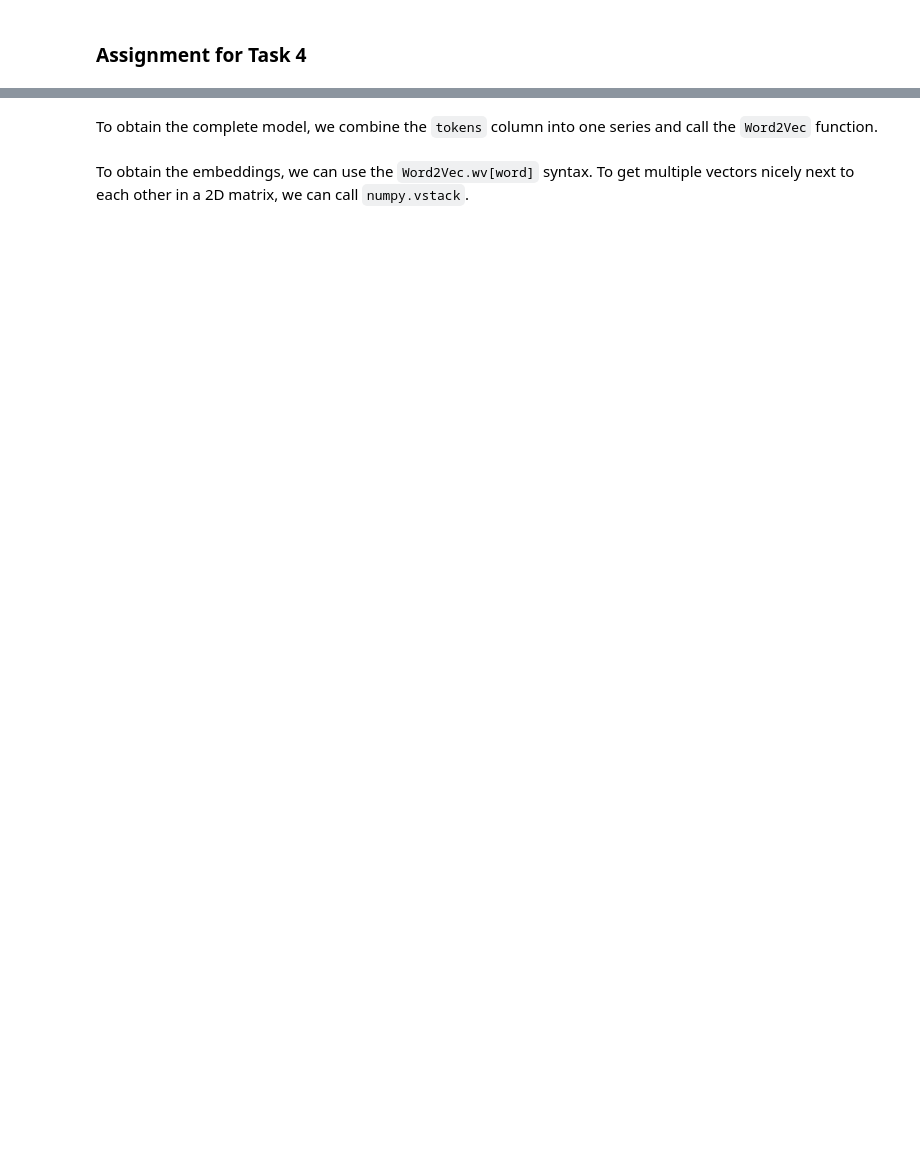
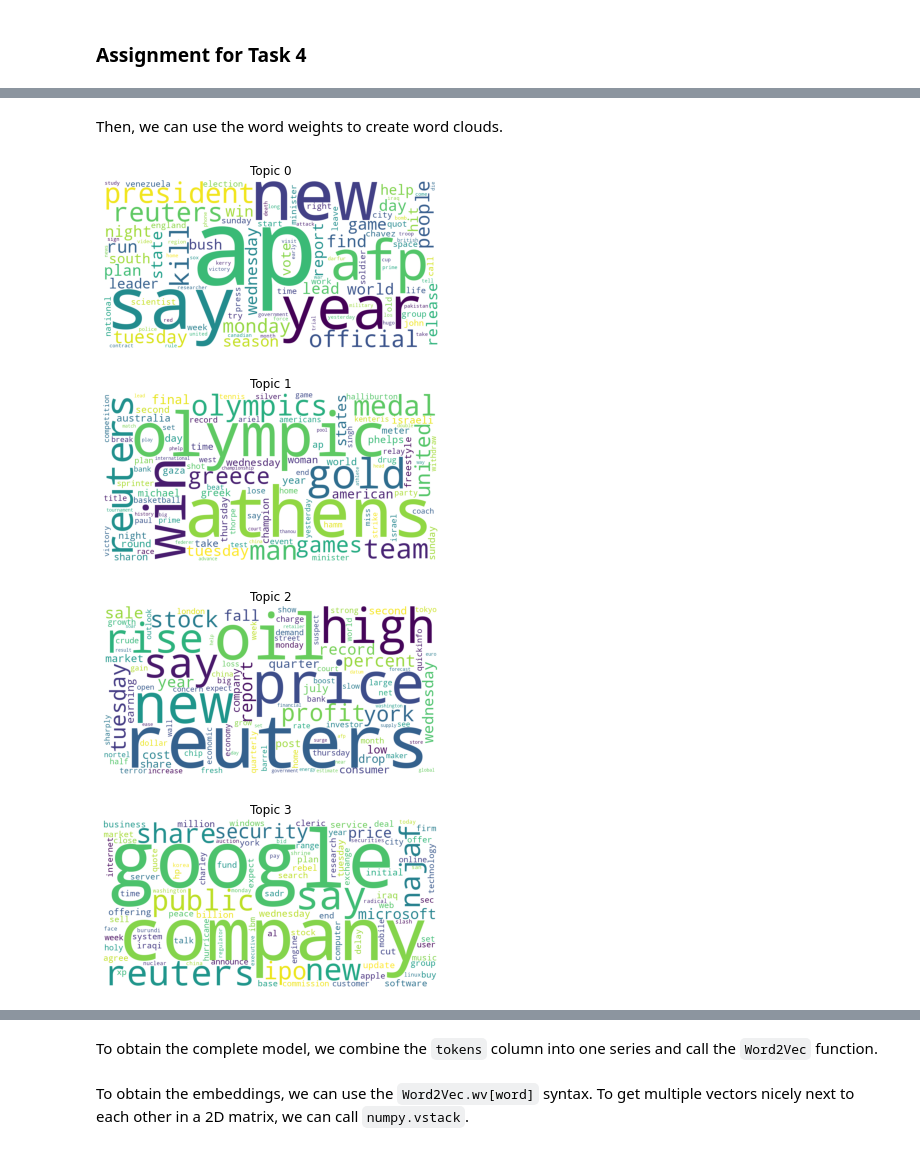
Before and after one commit to MultiX-Amsterdam/text-data-module, a Jupyter notebook: _sources/docs/tutorial-text-data.ipynb, the cells around one changed output, grey strips where cells are left out. Saved outputs shown, nothing was run; the diff lists cells and outputs as text; code cells hidden in the pictures; blank space fills up the shorter version.

```diff
--- a/_sources/docs/tutorial-text-data.ipynb
+++ b/_sources/docs/tutorial-text-data.ipynb
@@ -770,0 +911,2 @@ display(df_train)
+# %%
+X = vectorizer.fit_transform(df_strings.values)
@@ -770,0 +933,8 @@ display(df_train)
+# %%
+# Define the number of topics to model with LDA.
+num_topics = 4
+
+# Fit LDA to the feature matrix. Verbose so we know what iteration we are on.
+# The random state is just for producing consistent results.
+lda = LatentDirichletAllocation(n_components=num_topics, max_iter=10, random_state=42, verbose=True)
+f = lda.fit(X)
@@ -819,0 +992,4 @@ df_train = df_train  # Edit this.
+# %%
+A = np.array([3,1,2,4,0])
+answer_top_n_for_A = answer_get_index_of_top_n_items(A, n=3)
+answer_top_n_for_A
@@ -875,0 +1047,6 @@ display(answer_most_used_words(answer_df, 'spacy_tokens'))
+# %%
+topic_word_weights = get_word_weights_for_topics(lda, vectorizer, n=100)
+for k, v in topic_word_weights.items():
+    print(f"\nTopic #{k}:")
+    print(" ".join(v.index[0:10]))
+    display(v.iloc[0:10])
@@ -875,0 +1106,17 @@ display(answer_most_used_words(answer_df, 'spacy_tokens'))
+# %% [markdown]
+Then, we can use the word weights to create word clouds.
+# %%
+# Generate a word cloud for each topic.
+for topic_idx, words in topic_word_weights.items():
+    frequencies = dict(zip(words.index, words["weight"]))
+    wordcloud = WordCloud(background_color="white", width=1000, height=500).generate_from_frequencies(frequencies)
+    # Display image
+    plt.axis("off")
+    plt.title(f"Topic {topic_idx}")
+    plt.imshow(wordcloud)
+    plt.show()
+# %% [output]
+[figure, added]
+[figure, added]
+[figure, added]
+[figure, added]
```
Also changed, not shown: parts of 154 cells of this notebook, 16 other files.
